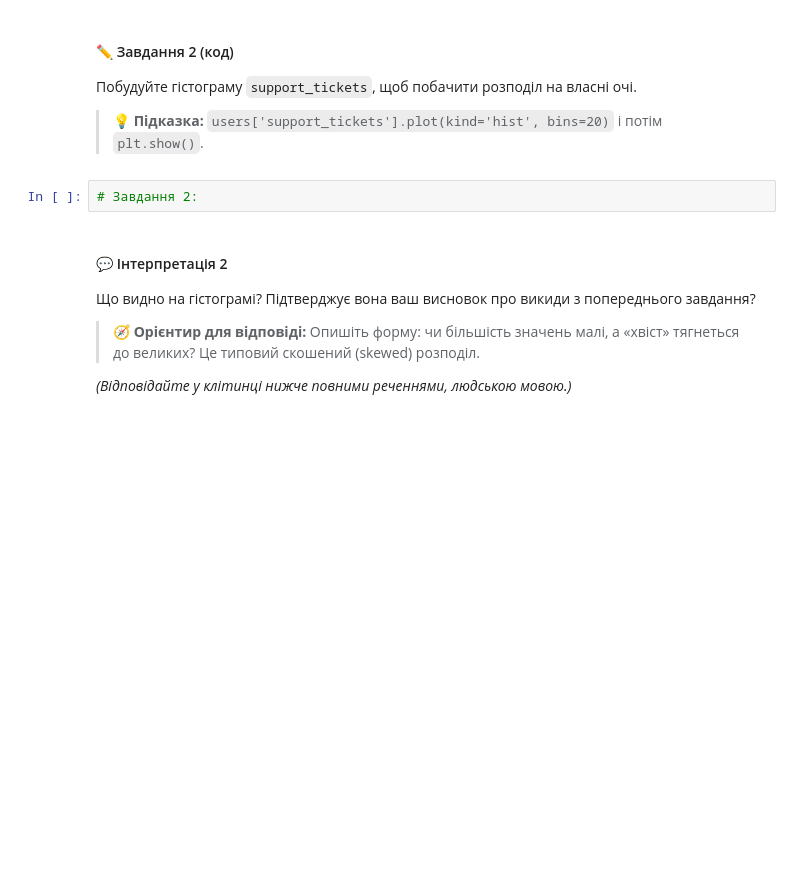
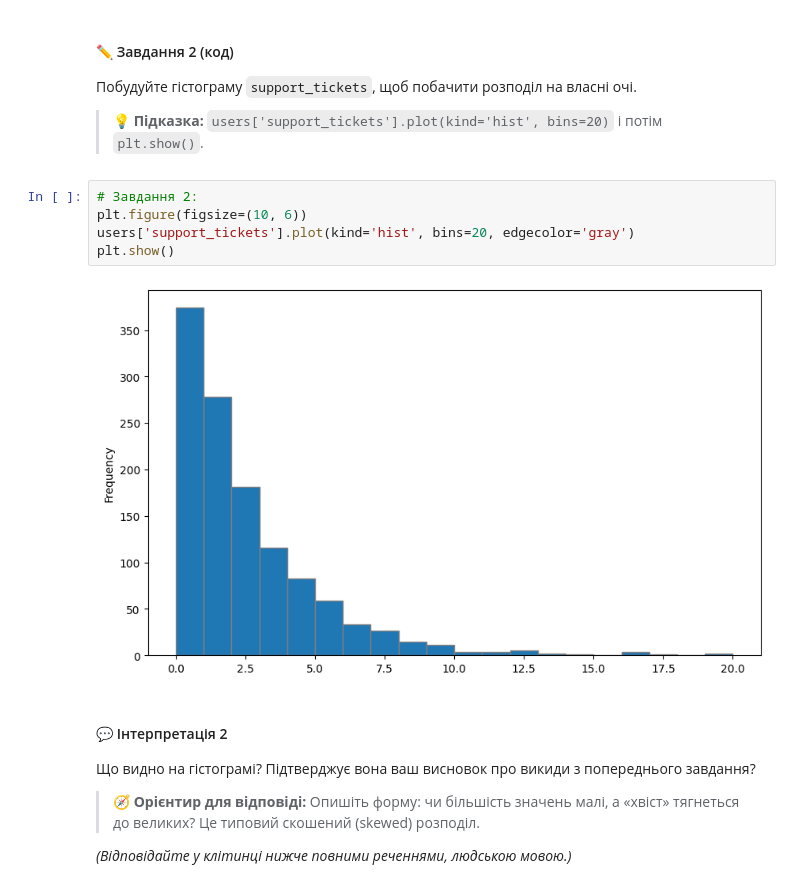
Before and after one commit to T-Svitlichna/DTA_Python, a Jupyter notebook: HomeWork/28062026practice_stat_tests_HARDER.ipynb, the cells around one changed output. Saved outputs shown, nothing was run; the diff lists cells and outputs as text; blank space fills up the shorter version.

```diff
--- a/HomeWork/28062026practice_stat_tests_HARDER.ipynb
+++ b/HomeWork/28062026practice_stat_tests_HARDER.ipynb
@@ -101,8 +120,13 @@ A/B онбординг: (100000, 3)
 Побудуйте гістограму `support_tickets`, щоб побачити розподіл на власні очі.
 
 > 💡 **Підказка:** `users['support_tickets'].plot(kind='hist', bins=20)` і потім `plt.show()`.
-# %%
-# Завдання 2:
+# %%
+# Завдання 2:
+plt.figure(figsize=(10, 6))
+users['support_tickets'].plot(kind='hist', bins=20, edgecolor='gray')
+plt.show()
+# %% [output]
+[figure, added]
 # %% [markdown]
 #### 💬 Інтерпретація 2
 
```
Also changed, not shown: parts of 19 cells of this notebook.
